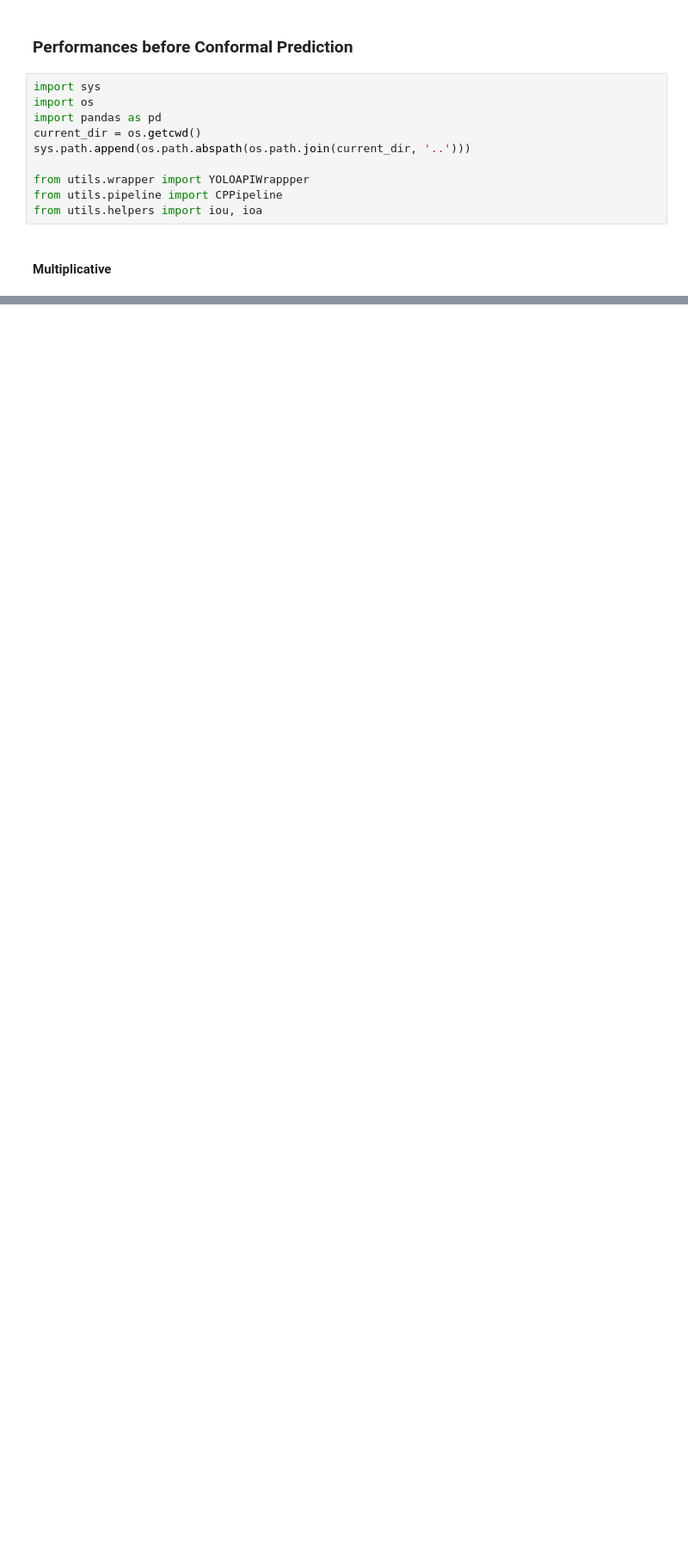
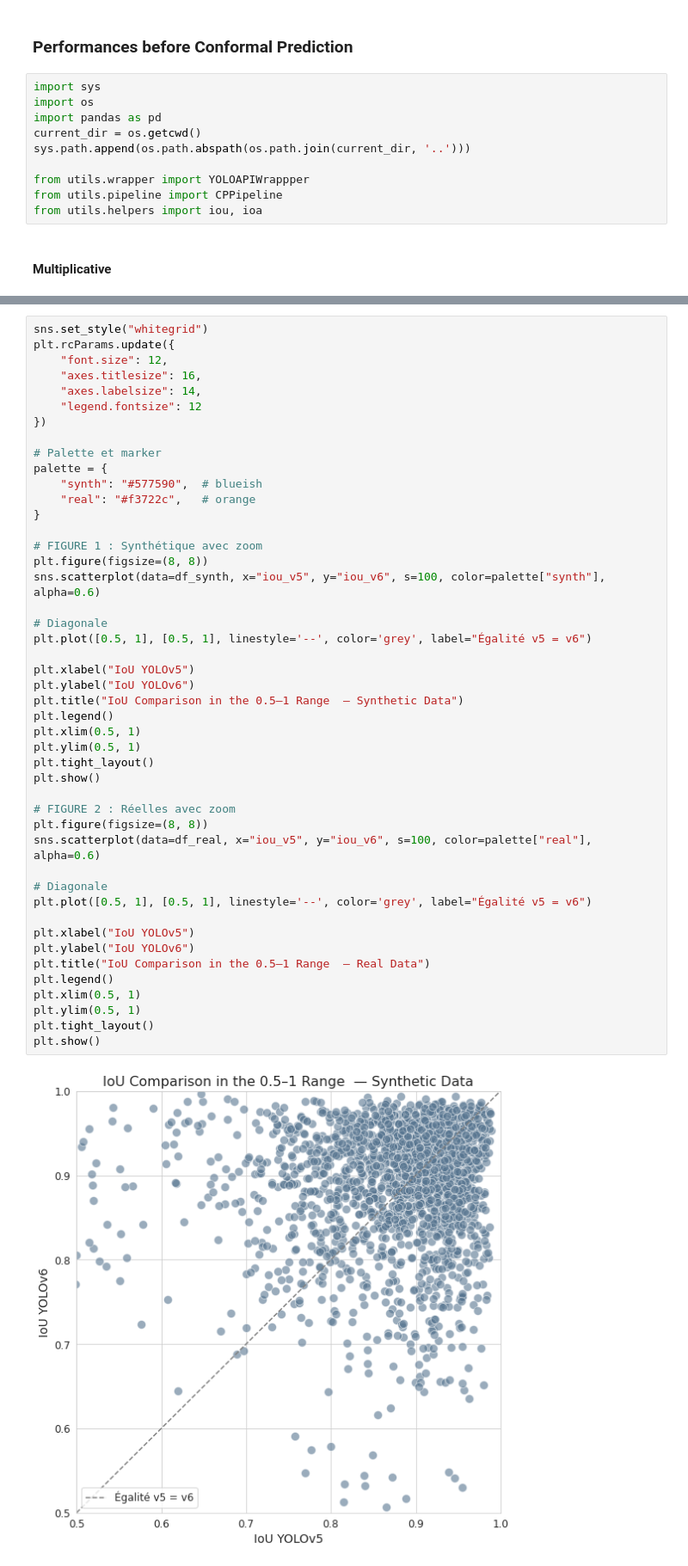
Before and after one commit to alyasltd/conformal_runway_detection, a Jupyter notebook: before_cp/perf_before_cp.ipynb, the cells around one changed output, grey strips where cells are left out. Shown at 86% size. Drawn from its saved outputs; the diff is of its cells as text; blank space fills up the shorter version.

```diff
--- a/before_cp/perf_before_cp.ipynb
+++ b/before_cp/perf_before_cp.ipynb
@@ -133,0 +238,48 @@ print(df_combined.head())
+# %%
+sns.set_style("whitegrid")
+plt.rcParams.update({
+    "font.size": 12,
+    "axes.titlesize": 16,
+    "axes.labelsize": 14,
+    "legend.fontsize": 12
+})
+
+# Palette et marker
+palette = {
+    "synth": "#577590",  # blueish
+    "real": "#f3722c",   # orange
+}
+
+# FIGURE 1 : Synthétique avec zoom
+plt.figure(figsize=(8, 8))
+sns.scatterplot(data=df_synth, x="iou_v5", y="iou_v6", s=100, color=palette["synth"], alpha=0.6)
+
+# Diagonale
+plt.plot([0.5, 1], [0.5, 1], linestyle='--', color='grey', label="Égalité v5 = v6")
+
+plt.xlabel("IoU YOLOv5")
+plt.ylabel("IoU YOLOv6")
+plt.title("IoU Comparison in the 0.5–1 Range  — Synthetic Data")
+plt.legend()
+plt.xlim(0.5, 1)
+plt.ylim(0.5, 1)
+plt.tight_layout()
+plt.show()
+
+# FIGURE 2 : Réelles avec zoom
+plt.figure(figsize=(8, 8))
+sns.scatterplot(data=df_real, x="iou_v5", y="iou_v6", s=100, color=palette["real"], alpha=0.6)
+
+# Diagonale
+plt.plot([0.5, 1], [0.5, 1], linestyle='--', color='grey', label="Égalité v5 = v6")
+
+plt.xlabel("IoU YOLOv5")
+plt.ylabel("IoU YOLOv6")
+plt.title("IoU Comparison in the 0.5–1 Range  — Real Data")
+plt.legend()
+plt.xlim(0.5, 1)
+plt.ylim(0.5, 1)
+plt.tight_layout()
+plt.show()
+# %% [output]
+[figure, added]
```
Also changed, not shown: parts of 12 cells of this notebook, 8 other files.
